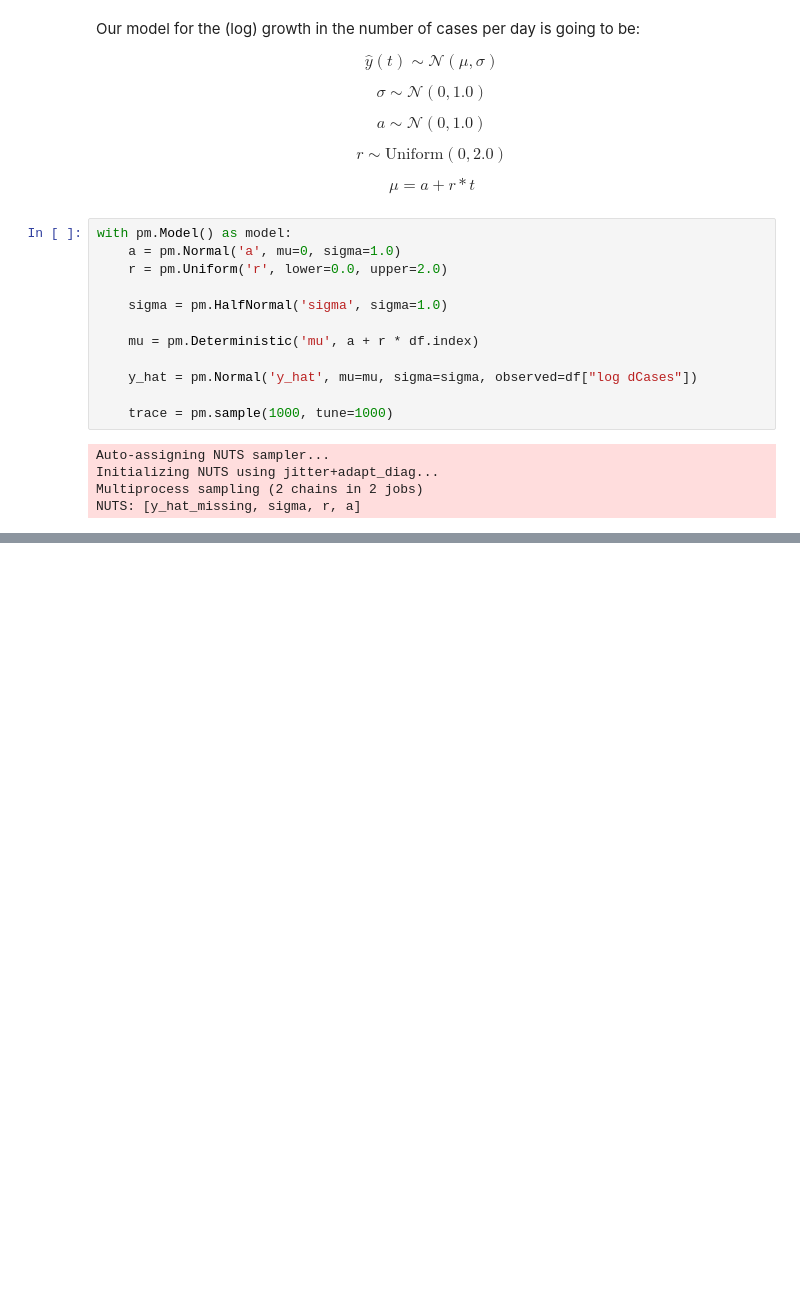
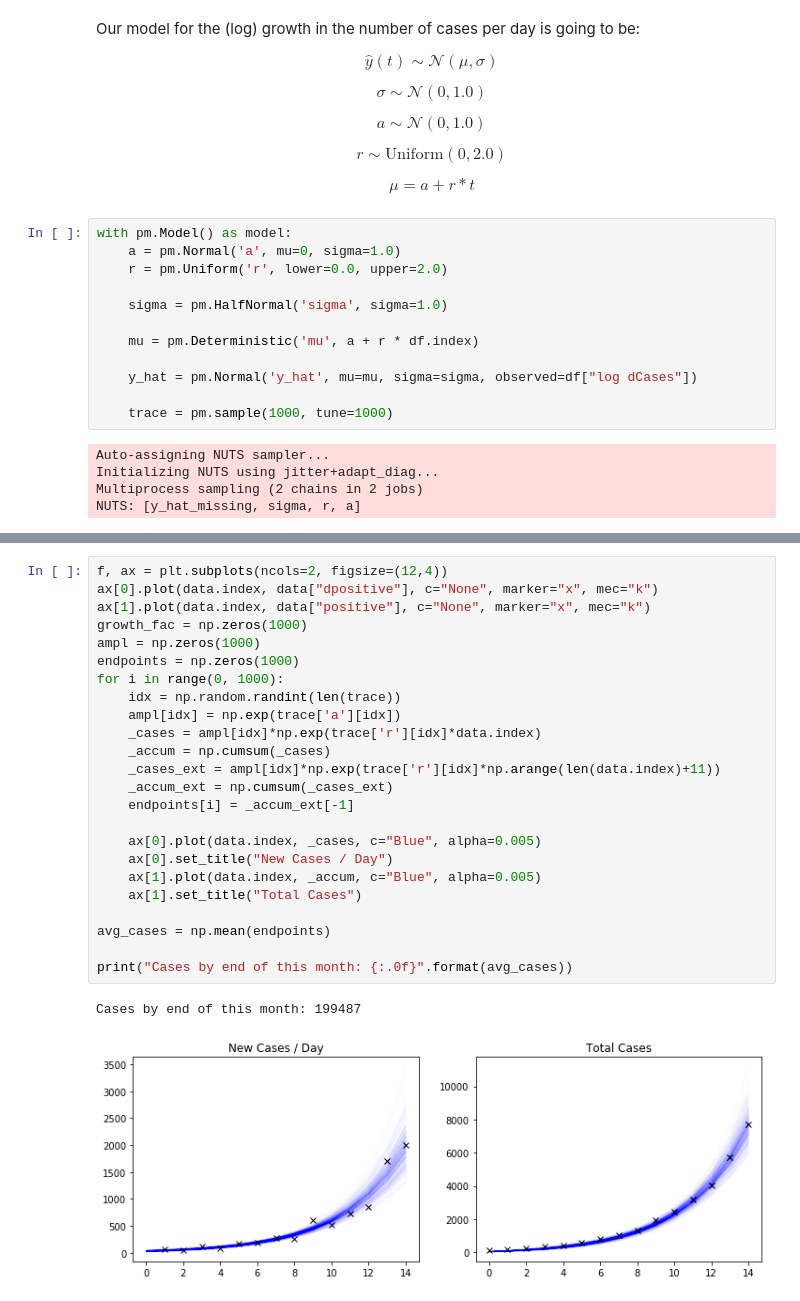
Before and after one commit to davidwych/corona, a Jupyter notebook: CoronaModeling.ipynb, the cells around one changed output, grey strips where cells are left out. Drawn from its saved outputs; the diff is of its cells as text; blank space fills up the shorter version.

```diff
--- a/CoronaModeling.ipynb
+++ b/CoronaModeling.ipynb
@@ -157,0 +237,27 @@ Text(0.5, 1.0, 'Cases by the End of Next Month')
+# %%
+f, ax = plt.subplots(ncols=2, figsize=(12,4))
+ax[0].plot(data.index, data["dpositive"], c="None", marker="x", mec="k")
+ax[1].plot(data.index, data["positive"], c="None", marker="x", mec="k")
+growth_fac = np.zeros(1000)
+ampl = np.zeros(1000)
+endpoints = np.zeros(1000)
+for i in range(0, 1000):
+    idx = np.random.randint(len(trace))
+    ampl[idx] = np.exp(trace['a'][idx])
+    _cases = ampl[idx]*np.exp(trace['r'][idx]*data.index)
+    _accum = np.cumsum(_cases)
+    _cases_ext = ampl[idx]*np.exp(trace['r'][idx]*np.arange(len(data.index)+11))
+    _accum_ext = np.cumsum(_cases_ext)
+    endpoints[i] = _accum_ext[-1]
+
+    ax[0].plot(data.index, _cases, c="Blue", alpha=0.005)
+    ax[0].set_title("New Cases / Day")
+    ax[1].plot(data.index, _accum, c="Blue", alpha=0.005)
+    ax[1].set_title("Total Cases")
+
+avg_cases = np.mean(endpoints)
+
+print("Cases by end of this month: {:.0f}".format(avg_cases))
+# %% [output]
+Cases by end of this month: 199487
+[figure, added]
```
Also changed, not shown: parts of 15 cells of this notebook, 2 other files.
